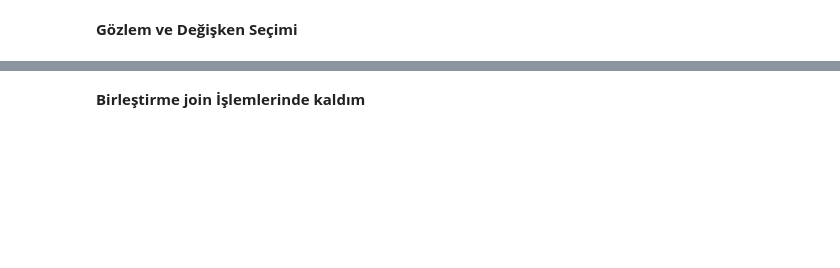
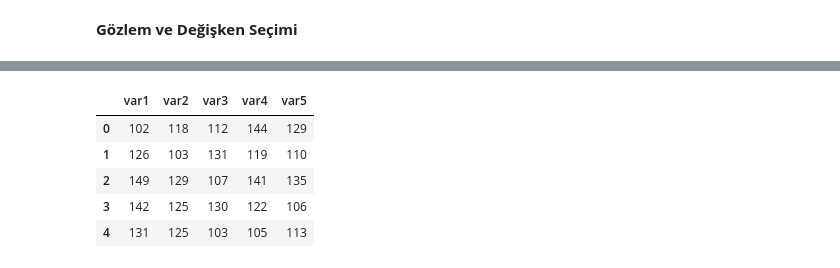
Before and after one commit to Kubilaycantuna/YetgenCorePython, a Jupyter notebook: 11.Hafta/Eğitim Öncesi/EgitimÖncesi.ipynb, the cells around one changed output, grey strips where cells are left out. Cells and saved outputs as stored; diff of their text form; code cells hidden in the pictures; blank space fills up the shorter version.

```diff
--- a/11.Hafta/Eğitim Öncesi/EgitimÖncesi.ipynb
+++ b/11.Hafta/Eğitim Öncesi/EgitimÖncesi.ipynb
@@ -245,2 +241,10 @@ df.query("var1 > 15 & var3 < 15")
-# %% [markdown]
-**Birleştirme join İşlemlerinde kaldım**
+# %%
+df2= df + 100
+df2
+# %% [output]
+|  | var1 | var2 | var3 | var4 | var5 |
+| 0 | 102 | 118 | 112 | 144 | 129 |
+| 1 | 126 | 103 | 131 | 119 | 110 |
+| 2 | 149 | 129 | 107 | 141 | 135 |
+| 3 | 142 | 125 | 130 | 122 | 106 |
+| 4 | 131 | 125 | 103 | 105 | 113 |
```
Also changed, not shown: parts of 30 cells of this notebook.
